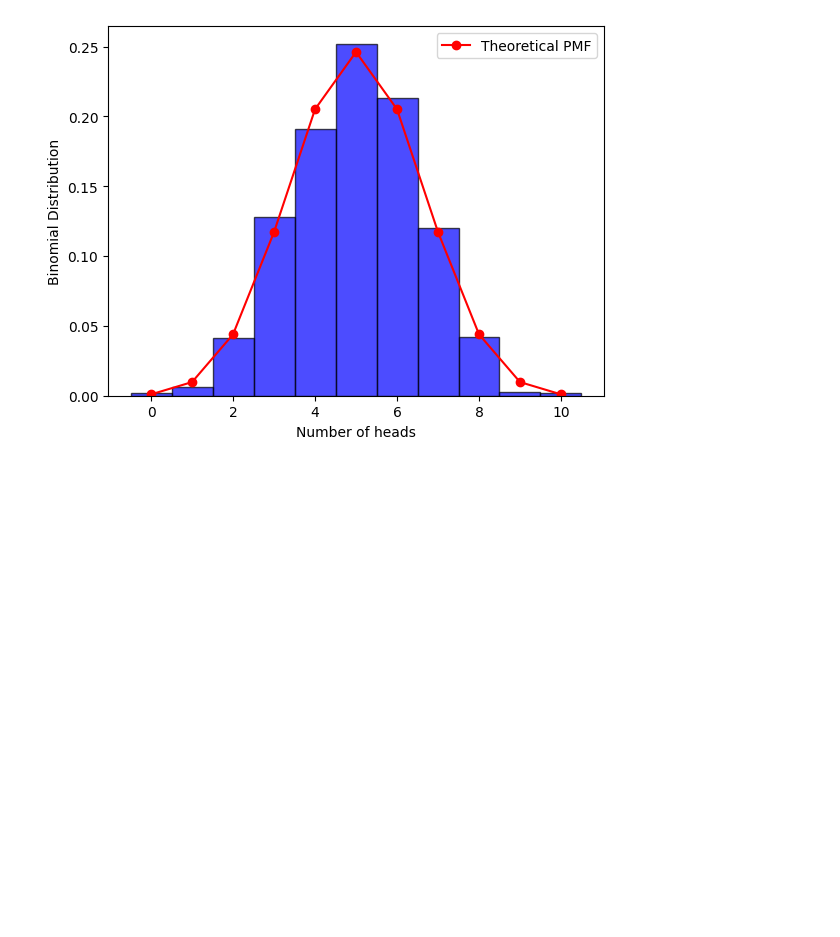
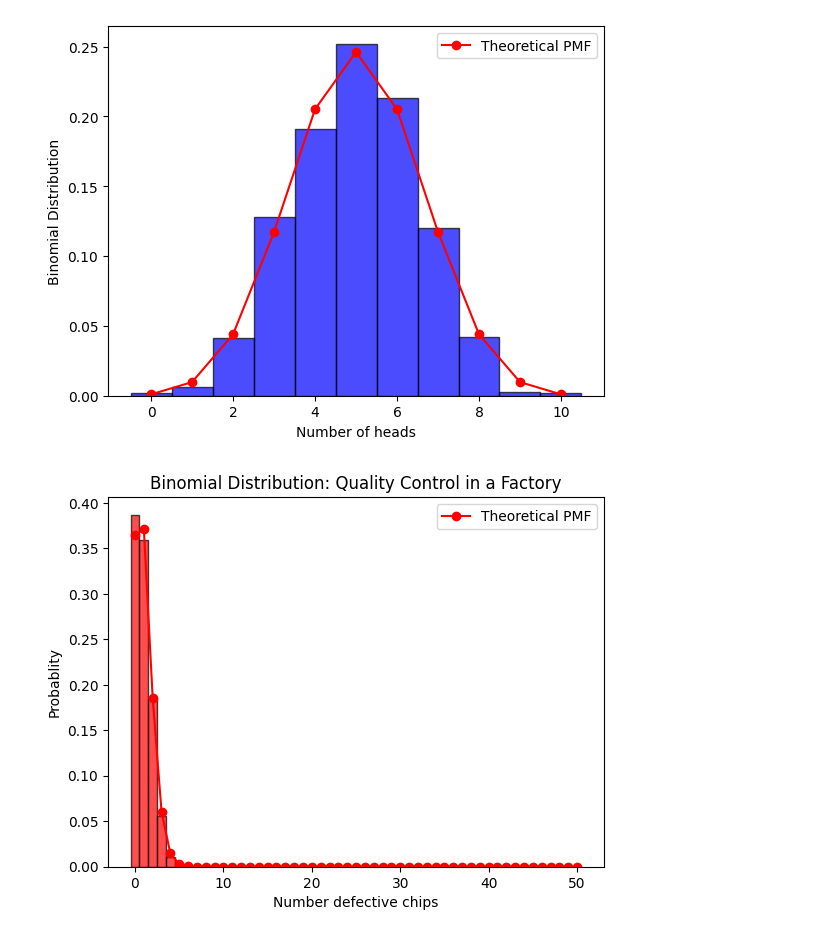
Before and after one commit to HABUDANHAYABK/Associate-Data-Scientist-in-Python, a Jupyter notebook: Introduction_to_Statistics_in_Python/Binomial_distribution.ipynb, the cells around one changed output. Drawn from its saved outputs; the diff is of its cells as text; code cells hidden in the pictures; blank space fills up the shorter version.

```diff
--- a/Introduction_to_Statistics_in_Python/Binomial_distribution.ipynb
+++ b/Introduction_to_Statistics_in_Python/Binomial_distribution.ipynb
@@ -65,3 +65,38 @@ plt.legend()
 plt.show()
 # %% [output]
 [figure]
+# %%
+# Real world example
+"""
+    A factory produces electronic chips, and 2% of them are defective.
+    if a batch of 50 chips is tested, what is the probability distribution of the number of defective chips?
+    """
+
+import numpy as np
+import scipy.stats as stats
+import matplotlib.pyplot as plt
+
+n = 50
+p = 0.02
+size = 1000
+# size is the number of simulated batches
+
+samples = np.random.binomial(n, p, size)
+
+#plot
+plt.hist(samples, bins= np.arange(n+2)-0.5, density=True, alpha=0.7, color='red', edgecolor='black')
+
+#Overlay theoretical probability mass function
+x = np.arange(0, n+1)
+pmf = stats.binom.pmf(x, n, p)
+plt.plot(x, pmf, 'ro-', label="Theoretical PMF")
+
+plt.xlabel("Number defective chips")
+plt.ylabel("Probablity")
+plt.title("Binomial Distribution: Quality Control in a Factory")
+plt.legend()
+
+#display
+plt.show()
+# %% [output]
+[figure, added]
```
